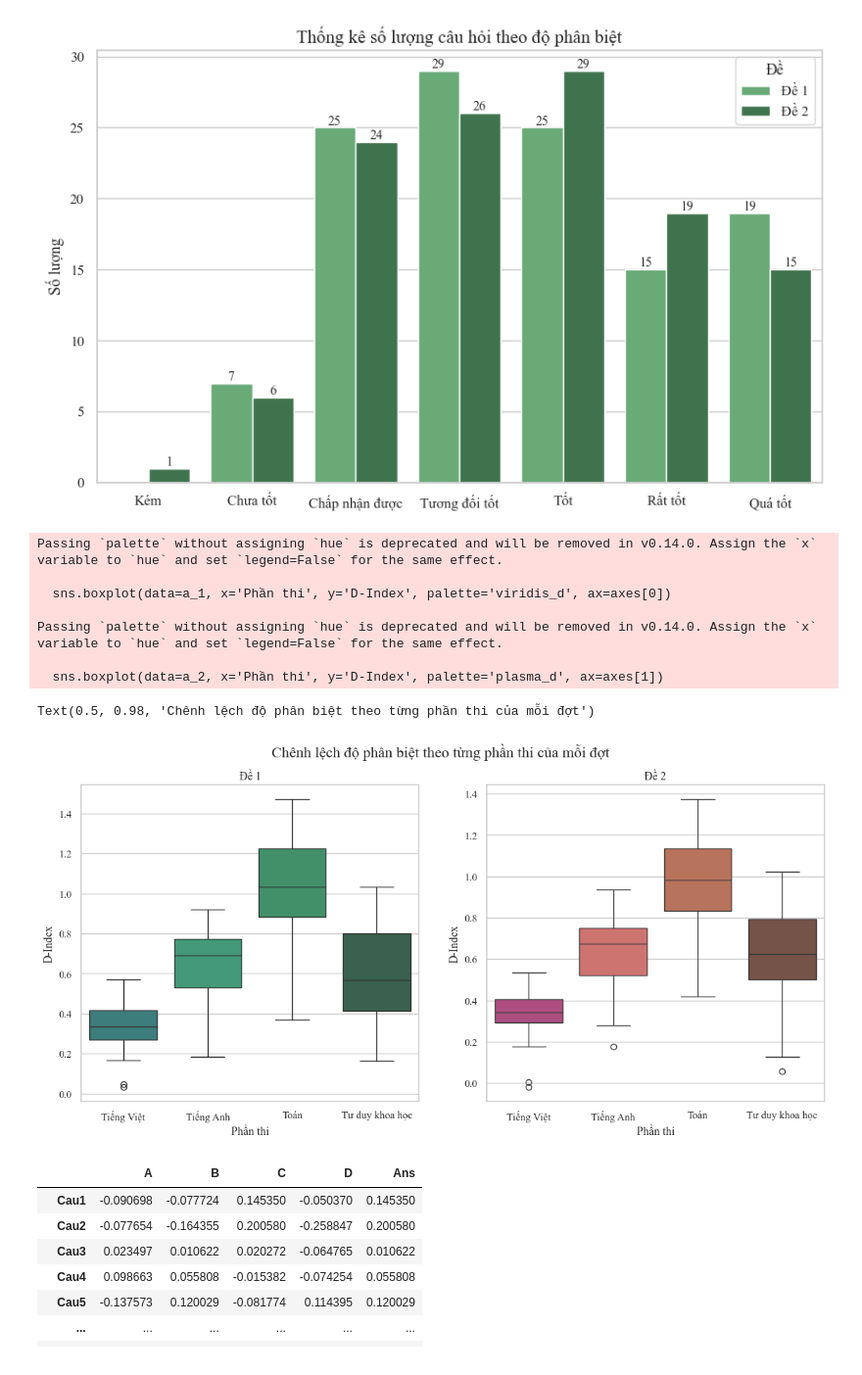
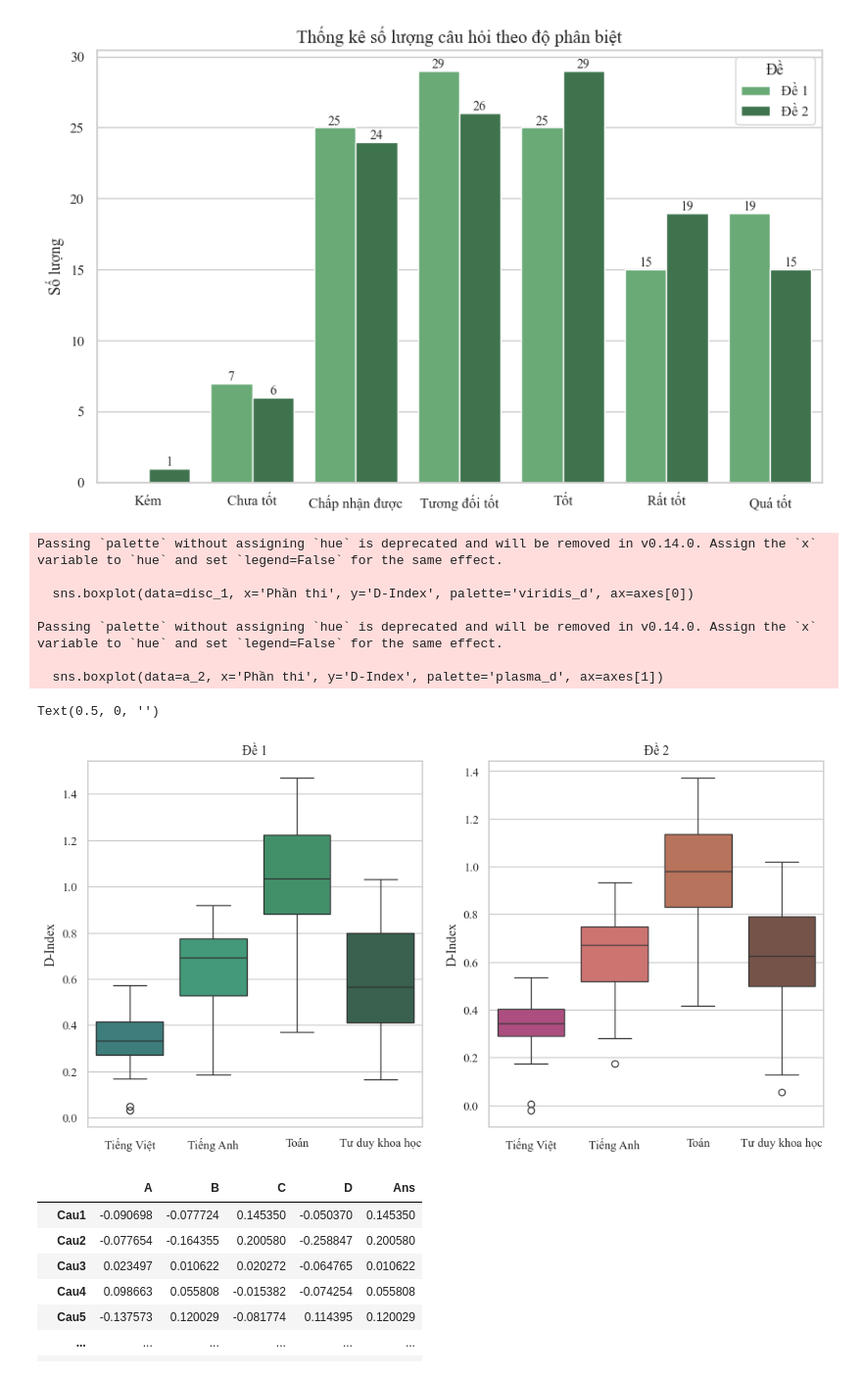
Before and after one commit to DuongThai2712/item-analysis-and-mmle-irt, a Jupyter notebook: main.ipynb, the cells around one changed output. Shown: that part at 98% size. Saved outputs shown, nothing was run; the diff lists cells and outputs as text; code cells hidden in the pictures.

```diff
--- a/main.ipynb
+++ b/main.ipynb
@@ -131,15 +131,15 @@ ip.plot_total(rawtotal_2, title='Phổ điểm theo điểm thô - Đề 2', ran
 # %% [output]
 [figure]
 # %%
-b_1, b_2 =  pd.DataFrame(), pd.DataFrame()
+diff_1, diff_2 =  pd.DataFrame(), pd.DataFrame()
 for data in [df_TV1, df_TA1, df_TO1, df_KH1]:
     b = (ctt.cal_diff(data[data['Null'] < 30])) # loại những thí sinh không thi 1 phần (bỏ toàn bộ câu hỏi của phần thi đó)
-    b_1 = pd.concat([b_1, b], axis=0)
+    diff_1 = pd.concat([diff_1, b], axis=0)
 
 for data in [df_TV2, df_TA2, df_TO2, df_KH2]:
     b = (ctt.cal_diff(data[data['Null'] < 30])) # loại những thí sinh không thi 1 phần (bỏ toàn bộ câu hỏi của phần thi đó)
-    b_2 = pd.concat([b_2, b], axis=0)
+    diff_2 = pd.concat([diff_2, b], axis=0)
 
-b_1 = b_1.rename({0: 'CTT'}, axis=1)
-b_2 = b_2.rename({0: 'CTT'}, axis=1)
+diff_1 = diff_1.rename({0: 'CTT'}, axis=1)
+diff_2 = diff_2.rename({0: 'CTT'}, axis=1)
 # %%
@@ -218,17 +220,17 @@ Text(0.5, 0.98, 'Chênh lệch độ khó theo từng phần thi của mỗi đ
 # %%
-a_1, a_2 =  pd.DataFrame(), pd.DataFrame()
+disc_1, disc_2 =  pd.DataFrame(), pd.DataFrame()
 for data in [df_TV1, df_TA1, df_TO1, df_KH1]:
     data = ip.tinh_diem(data)
     a = (ctt.cal_disc(data[data['Null'] < 30])) # loại những thí sinh không thi 1 phần (bỏ toàn bộ câu hỏi của phần thi đó)
-    a_1 = pd.concat([a_1, a], axis=0)
+    disc_1 = pd.concat([disc_1, a], axis=0)
 
 for data in [df_TV2, df_TA2, df_TO2, df_KH2]:
     data = ip.tinh_diem(data)
     a = (ctt.cal_disc(data[data['Null'] < 30])) # loại những thí sinh không thi 1 phần (bỏ toàn bộ câu hỏi của phần thi đó)
-    a_2 = pd.concat([a_2, a], axis=0)
+    disc_2 = pd.concat([disc_2, a], axis=0)
 
-a_1 = a_1.rename({0: 'D-Index'}, axis=1)
-a_2 = a_2.rename({0: 'D-Index'}, axis=1)
+disc_1 = disc_1.rename({0: 'D-Index'}, axis=1)
+disc_2 = disc_2.rename({0: 'D-Index'}, axis=1)
 # %%
 def a_category(disc):
     if disc <= 0:
@@ -246,6 +248,6 @@ def a_category(disc):
     else:
         return 'Quá tốt'
 
-a_1['Phân loại'] = a_1['D-Index'].apply(a_category)
-a_2['Phân loại'] = a_2['D-Index'].apply(a_category)
+disc_1['Phân loại'] = disc_1['D-Index'].apply(a_category)
+disc_2['Phân loại'] = disc_2['D-Index'].apply(a_category)
 # %%
@@ -254,8 +256,8 @@ ip.plot_item(a_1, a_2, title='Thống kê số lượng câu hỏi theo độ ph
 # %% [output]
 [figure]
 # %%
-a_1['Phần thi'] = (
-    a_1.index.str.extract(r'(\d+)', expand=False)
+disc_1['Phần thi'] = (
+    disc_1.index.str.extract(r'(\d+)', expand=False)
             .astype(int)
             .map(lambda x: "Tiếng Việt" if x<=30 else
                            "Tiếng Anh" if x<=60 else
@@ -263,8 +265,8 @@ a_1['Phần thi'] = (
                            "Tư duy khoa học")
 )
 
-a_2['Phần thi'] = (
-    a_2.index.str.extract(r'(\d+)', expand=False)
+disc_2['Phần thi'] = (
+    disc_2.index.str.extract(r'(\d+)', expand=False)
             .astype(int)
             .map(lambda x: "Tiếng Việt" if x<=30 else
                            "Tiếng Anh" if x<=60 else
@@ -272,22 +274,24 @@ a_2['Phần thi'] = (
                            "Tư duy khoa học")
 )
 # %%
-fig, axes = plt.subplots(ncols=2, figsize=(14, 6))
-sns.boxplot(data=a_1, x='Phần thi', y='D-Index', palette='viridis_d', ax=axes[0])
+fig, axes = plt.subplots(ncols=2, figsize=(12, 6))
+sns.boxplot(data=disc_1, x='Phần thi', y='D-Index', palette='viridis_d', ax=axes[0])
 axes[0].set_title('Đề 1')
+axes[0].set_xlabel(None)
 sns.boxplot(data=a_2, x='Phần thi', y='D-Index', palette='plasma_d', ax=axes[1])
 axes[1].set_title('Đề 2')
-plt.suptitle('Chênh lệch độ phân biệt theo từng phần thi của mỗi đợt', fontsize=16)
+axes[1].set_xlabel(None)
+#plt.suptitle('Chênh lệch độ phân biệt theo từng phần thi của mỗi đợt', fontsize=16)
 # %% [output]
 Passing `palette` without assigning `hue` is deprecated and will be removed in v0.14.0. Assign the `x` variable to `hue` and set `legend=False` for the same effect.
 
-  sns.boxplot(data=a_1, x='Phần thi', y='D-Index', palette='viridis_d', ax=axes[0])
+  sns.boxplot(data=disc_1, x='Phần thi', y='D-Index', palette='viridis_d', ax=axes[0])
 
 Passing `palette` without assigning `hue` is deprecated and will be removed in v0.14.0. Assign the `x` variable to `hue` and set `legend=False` for the same effect.
 
   sns.boxplot(data=a_2, x='Phần thi', y='D-Index', palette='plasma_d', ax=axes[1])
-Text(0.5, 0.98, 'Chênh lệch độ phân biệt theo từng phần thi của mỗi đợt')
+Text(0.5, 0, '')
-[figure, old version]
+[figure, new version]
 # %%
 def do_nhieu(data: pd.DataFrame, chamdiem, answer: pd.DataFrame, start, end):
     # Merge 1 lần
```
Also changed, not shown: parts of 12 cells of this notebook.
